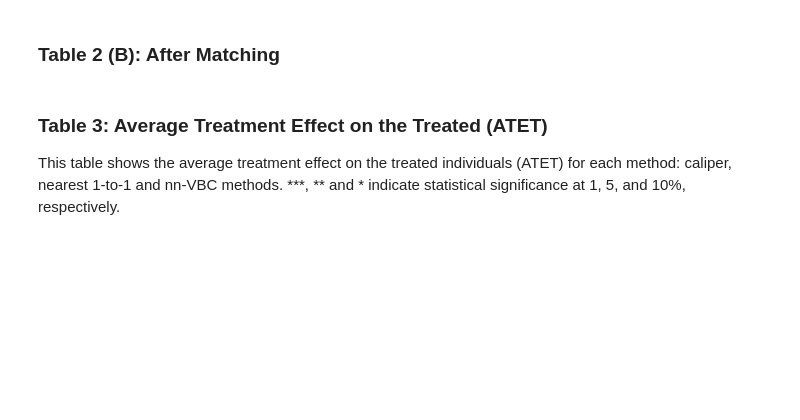
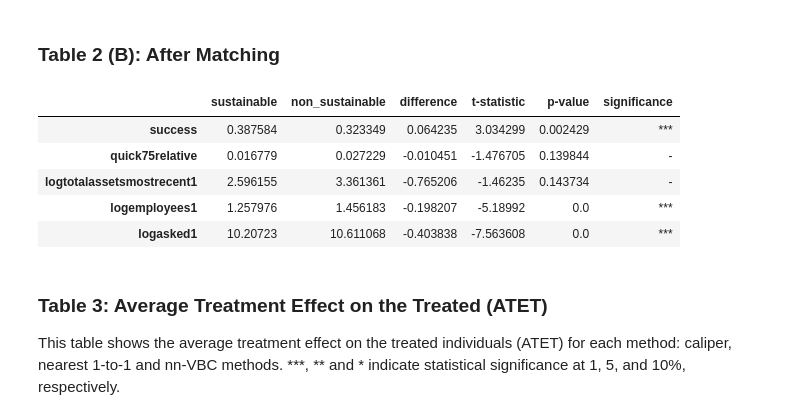
Before and after one commit to alvarorezola/MendozaEtAl2023-VC, a Jupyter notebook: script.ipynb, the cells around one changed output. Saved outputs shown, nothing was run; the diff lists cells and outputs as text; code cells hidden in the pictures; blank space fills up the shorter version.

```diff
--- a/script.ipynb
+++ b/script.ipynb
@@ -271,34 +301,85 @@ def caliper_match(df, threshold):
     # ordenar los datos por ps_logit y crear una columna con el índice original
     df_sorted = df.sort_values("ps_logit").reset_index()
     df_sorted["orig_index"] = df_sorted.index
 
     # crear listas vacias para almacenar los indices emparejados y no emparejados
     matched_index = []
     unmatched_index = []
 
     # iterar sobre las filas del dataframe ordenado
     for i in range(len(df_sorted)):
         row = df_sorted.iloc[i]
         if i not in matched_index: # si la fila no está emparejada todavía
             potential_matches = df_sorted[(df_sorted.sustainable != row.sustainable) & (abs(df_sorted.ps_logit - row.ps_logit) <= threshold)]
 
             # encontrar las filas potenciales que tienen un tratamiento diferente y una diferencia de ps_logit menor o igual al umbral
 
             if len(potential_matches) > 0: # si hay al menos una fila potencialmente emparejable
                 closest_match_index = potential_matches.iloc[0].orig_index
                 # Tomar la priemra fila potencial como la más cercana
 
                 matched_index.append(i)
                 matched_index.append(closest_match_index)
                 # añadir ambos índices a la lista de emparejados
 
             else:
                 unmatched_index.append(i)
                 # si no hay ninguna fila potencialmente emparejable, añadir el índice a la lista d eno emparejados
     return matched_index, unmatched_index
 
 caliper_matched, caliper_unmatched = caliper_match(df[["sustainable", "logtotalassetsmostrecent1", "logemployees1", "logasked1", "ps_logit"]], 0.1) # umbral 0.2
-caliper_df = df.iloc[caliper_matched]
+caliper_df_matched = df.iloc[caliper_matched]
+
+# mean of each variable in the treatment & control group
+treatment_means_caliper = caliper_df_matched[caliper_df_matched["sustainable"] == 1]
+control_means_caliper = caliper_df_matched[caliper_df_matched["sustainable"] == 0]
+
+data = {
+    "success": (treatment_means_caliper["exito"], control_means_caliper["exito"]),
+    "quick75relative": (treatment_means_caliper["quick75relative"], control_means_caliper["quick75relative"]),
+    "logtotalassetsmostrecent1": (treatment_means_caliper["logtotalassetsmostrecent1"], control_means_caliper["logtotalassetsmostrecent1"]),
+    "logemployees1": (treatment_means_caliper["logemployees1"], control_means_caliper["logemployees1"]),
+    "logasked1": (treatment_means_caliper["logasked1"], control_means_caliper["logasked1"])
+}
+
+results = {}
+
+for key in data:
+    group1 = data[key][0]
+    group2 = data[key][1]
+
+    # calculate t-statistic
+    t_statistic, p_value = stats.ttest_ind(group1, group2, nan_policy="omit")
+
+    # Indicate statistical significance at different levels
+    if p_value < 0.01:
+        significance = "***"
+    elif p_value < 0.05:
+        significance = "**"
+    elif p_value < 0.10:
+        significance = "*"
+    else:
+        significance = "-"
+
+    # calculate mean of each variable
+    mean_group1 = np.mean(group1)
+    mean_group2 = np.mean(group2)
+
+    results[key]={'sustainable':mean_group1,
+                  'non_sustainable':mean_group2,
+                  "difference" :(mean_group1 - mean_group2),
+                  't-statistic':t_statistic,
+                  'p-value':p_value,
+                  'significance':significance}
+# Display results
+pd.DataFrame(results).T
+# %% [output]
+|  | sustainable | non_sustainable | difference | t-statistic | p-value | significance |
+| success | 0.387584 | 0.323349 | 0.064235 | 3.034299 | 0.002429 | *** |
+| quick75relative | 0.016779 | 0.027229 | -0.010451 | -1.476705 | 0.139844 | - |
+| logtotalassetsmostrecent1 | 2.596155 | 3.361361 | -0.765206 | -1.46235 | 0.143734 | - |
+| logemployees1 | 1.257976 | 1.456183 | -0.198207 | -5.18992 | 0.0 | *** |
+| logasked1 | 10.20723 | 10.611068 | -0.403838 | -7.563608 | 0.0 | *** |
 # %% [markdown]
 ### Table 3: Average Treatment Effect on the Treated (ATET)
 This table shows the average treatment effect on the treated individuals (ATET) for each method: caliper, nearest 1-to-1 and nn-VBC methods. ***, ** and * indicate statistical significance at 1, 5, and 10%, respectively.
```
Also changed, not shown: parts of 4 cells of this notebook.
